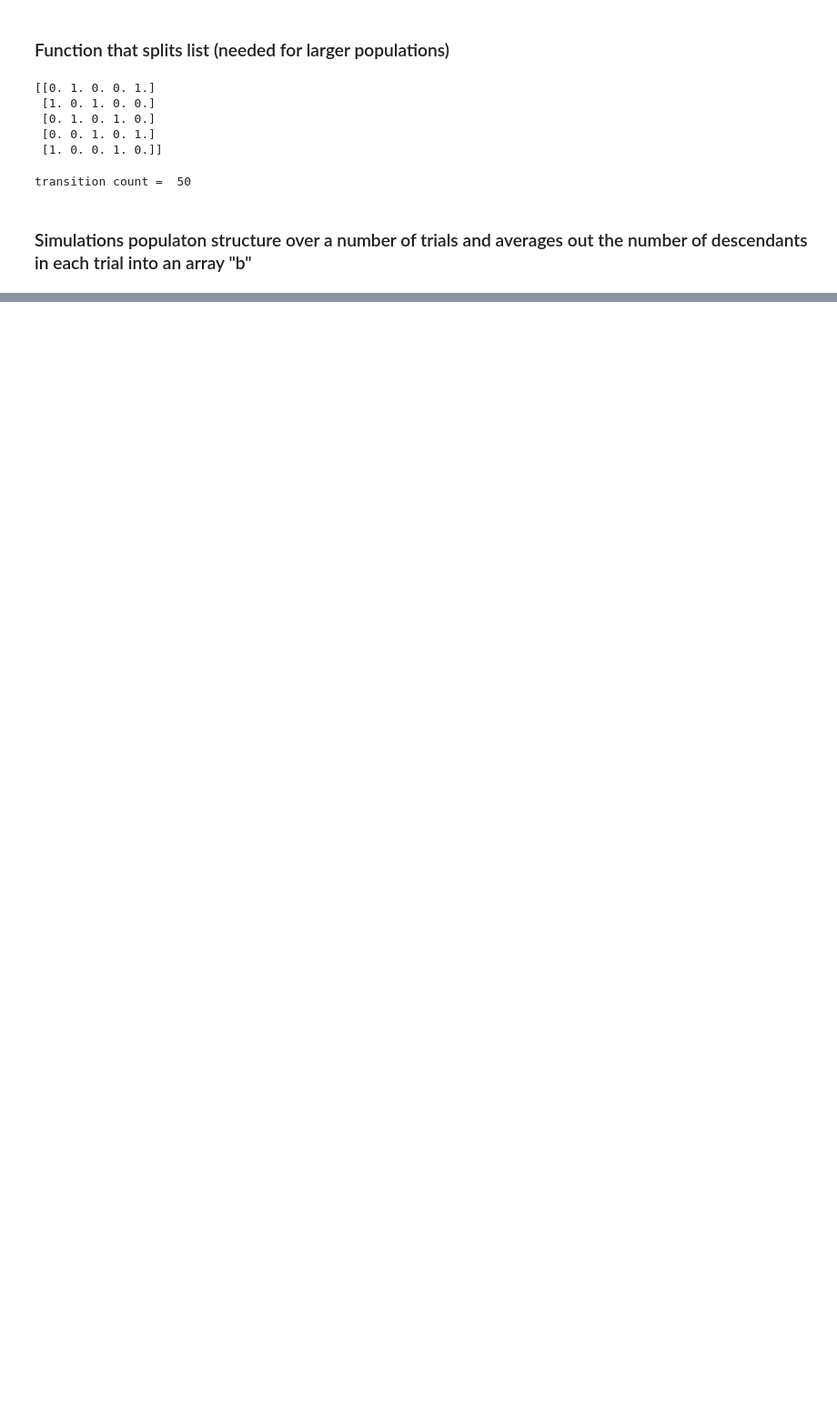
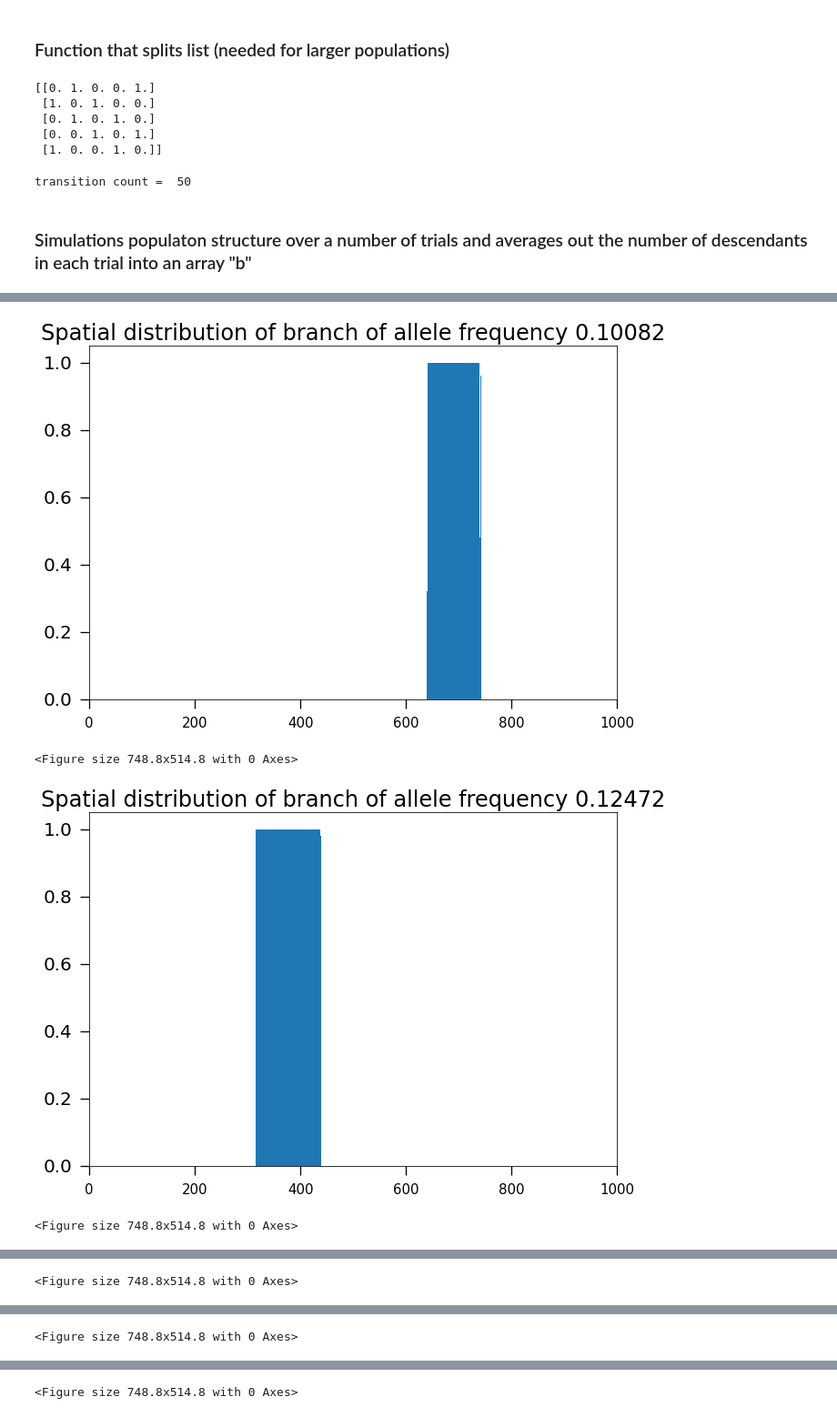
Before and after one commit to weissmanlab/Genetic_Diversity_Space, a Jupyter notebook: Spatial_Plots_Mrholess/Spatial_Plots_Mrholess.ipynb, the cells around one changed output, grey strips where cells are left out. Shown: that part at 91% size. Cells and saved outputs as stored; diff of their text form; code cells hidden in the pictures; blank space fills up the shorter version.

```diff
--- a/Spatial_Plots_Mrholess/Spatial_Plots_Mrholess.ipynb
+++ b/Spatial_Plots_Mrholess/Spatial_Plots_Mrholess.ipynb
@@ -210,11 +228,17 @@ The provenance information for the resulting tree sequence is 4.91MB. This is no
 # %%
-for i in range(len(dist)):
-        plt.bar(x,z_new,width=1.0)
-        plt.xlim(0,1000)
-        plt.xlabel("Deme Number")
-        plt.ylabel("Fraction of deme occupied by the mutant",)
-        plt.title("Spatial distribution of branch of allele frequency " + str(freq[int(dist[i])]))
-        plt.savefig("mrhogreatt"+ str(i) + ".pdf")
-        plt.figure()
-
-        plt.show()
+for i in range(10): ##replace 10 with len(dist) if you are running your own simulations
+    x=np.array(pd.read_csv('Demes_Mrholess'+ str(i) +'.csv'))
+    y=np.array(pd.read_csv('Demes_Fraction_Mrholess'+str(i)+'.csv'))
+    Deme_Number=x.flatten()
+    Fraction=y.flatten()/Deme_density
+    plt.bar(Deme_Number, Fraction, width=1.0)
+    plt.xlim(0,1000)
+    plt.title("Spatial distribution of branch of allele frequency " + str(allele_frequency_vals[i]))
+    plt.savefig("mrholesstr(i) + ".pdf")
+    plt.figure()
+    plt.show()
+# %% [output]
+[figure, added]
+<Figure size 748.8x514.8 with 0 Axes>
+[figure, added]
+<Figure size 748.8x514.8 with 0 Axes>
@@ -220,0 +246 @@ for i in range(len(dist)):
+<Figure size 748.8x514.8 with 0 Axes>
@@ -220,0 +248 @@ for i in range(len(dist)):
+<Figure size 748.8x514.8 with 0 Axes>
@@ -220,0 +250 @@ for i in range(len(dist)):
+<Figure size 748.8x514.8 with 0 Axes>
```
Also changed, not shown: parts of 12 cells of this notebook, 17 other files.
